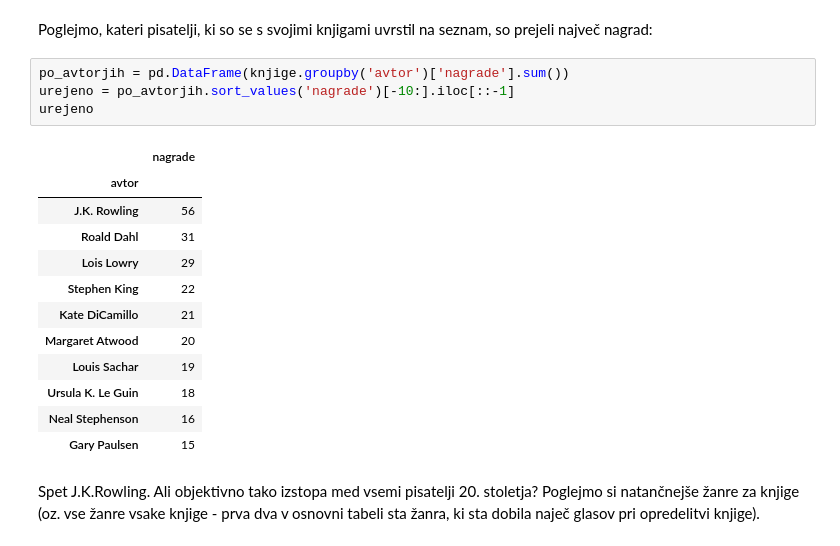
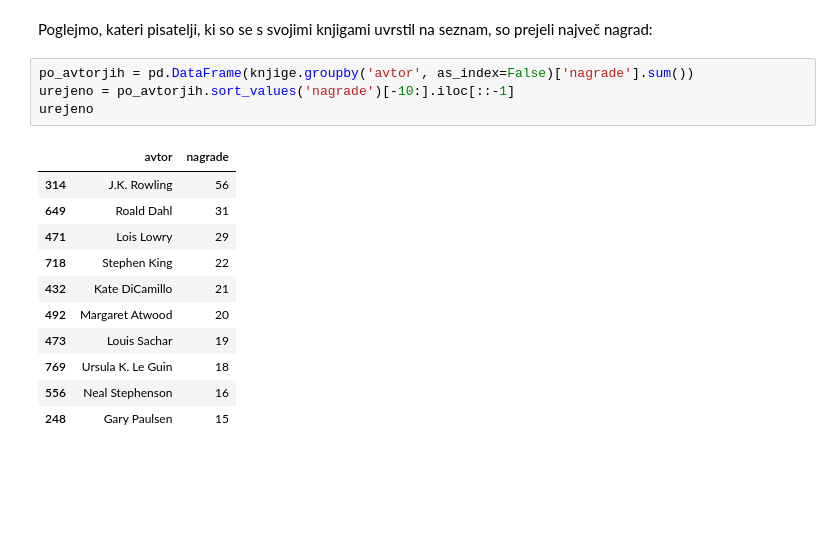
Before and after one commit to petrare/projekt-prog-1, a Jupyter notebook: Projekt-Goodreads.ipynb, the cells around one changed output. Cells and saved outputs as stored; diff of their text form; blank space fills up the shorter version.

```diff
--- a/Projekt-Goodreads.ipynb
+++ b/Projekt-Goodreads.ipynb
@@ -231,22 +256,18 @@ knjige.sort_values('nagrade').tail(1)
 # %% [markdown]
 Poglejmo, kateri pisatelji, ki so se s svojimi knjigami uvrstil na seznam, so prejeli največ nagrad:
 # %%
-po_avtorjih = pd.DataFrame(knjige.groupby('avtor')['nagrade'].sum())
+po_avtorjih = pd.DataFrame(knjige.groupby('avtor', as_index=False)['nagrade'].sum())
 urejeno = po_avtorjih.sort_values('nagrade')[-10:].iloc[::-1]
 urejeno
 # %% [output]
-|  | nagrade |
-| avtor |  |
-| J.K. Rowling | 56 |
-| Roald Dahl | 31 |
-| Lois Lowry | 29 |
-| Stephen King | 22 |
-| Kate DiCamillo | 21 |
-| Margaret Atwood | 20 |
-| Louis Sachar | 19 |
-| Ursula K. Le Guin | 18 |
-| Neal Stephenson | 16 |
-| Gary Paulsen | 15 |
+|  | avtor | nagrade |
+| 314 | J.K. Rowling | 56 |
+| 649 | Roald Dahl | 31 |
+| 471 | Lois Lowry | 29 |
+| 718 | Stephen King | 22 |
+| 432 | Kate DiCamillo | 21 |
+| 492 | Margaret Atwood | 20 |
+| 473 | Louis Sachar | 19 |
+| 769 | Ursula K. Le Guin | 18 |
+| 556 | Neal Stephenson | 16 |
+| 248 | Gary Paulsen | 15 |
-# %% [markdown]
-Spet J.K.Rowling. Ali objektivno tako izstopa med vsemi pisatelji 20. stoletja?
-Poglejmo si natančnejše žanre za knjige (oz. vse žanre vsake knjige - prva dva v osnovni tabeli sta žanra, ki sta dobila naječ glasov pri opredelitvi knjige).
```
Also changed, not shown: parts of 31 cells of this notebook.
